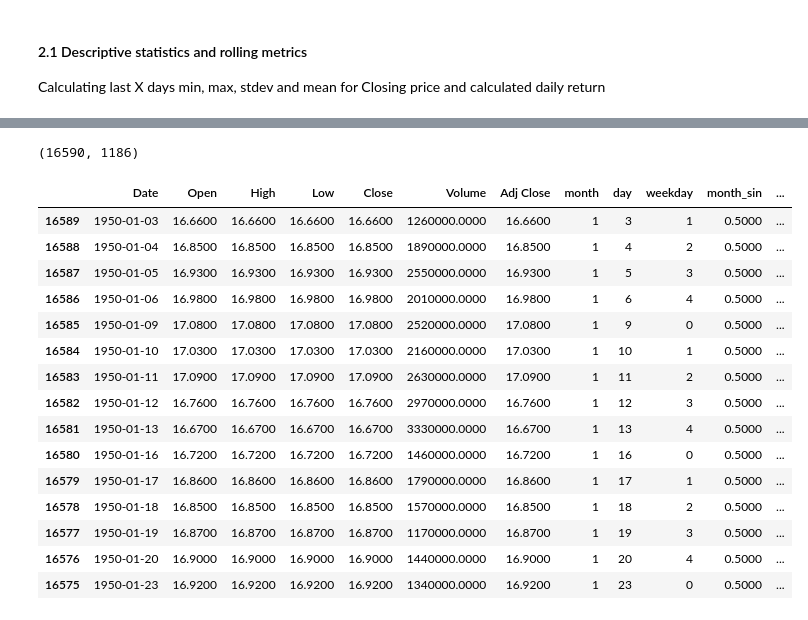
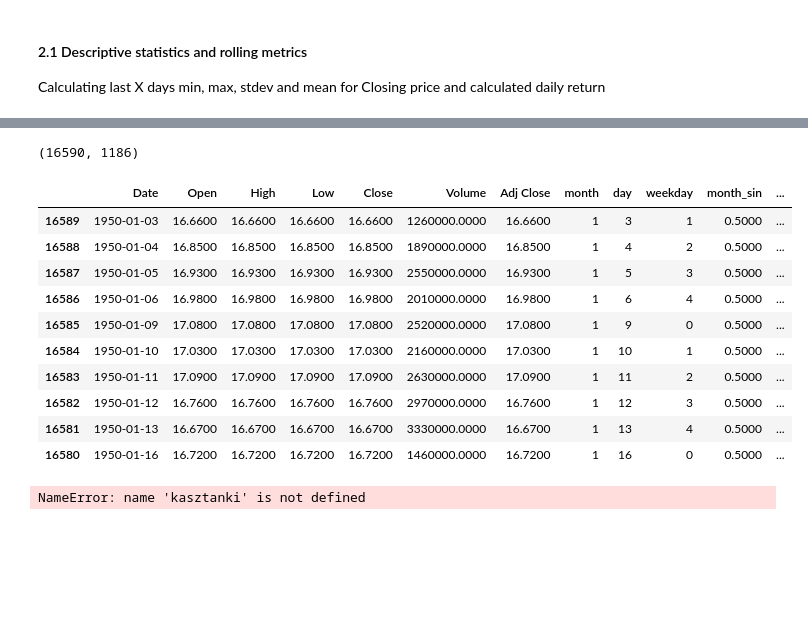
Before and after one commit to TGusciora/python-gp24, a Jupyter notebook: notebooks/001_GP24_tg_EDA_train_model.ipynb, the cells around one changed output, grey strips where cells are left out. Saved outputs shown, nothing was run; the diff lists cells and outputs as text; code cells hidden in the pictures; blank space fills up the shorter version.

```diff
--- a/notebooks/001_GP24_tg_EDA_train_model.ipynb
+++ b/notebooks/001_GP24_tg_EDA_train_model.ipynb
@@ -282,21 +262,16 @@ display_html(data6)
 # %%
 data7 = pd.concat([data4, data5, data6], axis = 1)
-display_html(data7)
+display_html(data7, 10)
 # %% [output]
 (16590, 1186)
 |  | Date | Open | High | Low | Close | Volume | Adj Close | month | day | weekday | month_sin | ... |
 | 16589 | 1950-01-03 | 16.6600 | 16.6600 | 16.6600 | 16.6600 | 1260000.0000 | 16.6600 | 1 | 3 | 1 | 0.5000 | ... |
 | 16588 | 1950-01-04 | 16.8500 | 16.8500 | 16.8500 | 16.8500 | 1890000.0000 | 16.8500 | 1 | 4 | 2 | 0.5000 | ... |
 | 16587 | 1950-01-05 | 16.9300 | 16.9300 | 16.9300 | 16.9300 | 2550000.0000 | 16.9300 | 1 | 5 | 3 | 0.5000 | ... |
 | 16586 | 1950-01-06 | 16.9800 | 16.9800 | 16.9800 | 16.9800 | 2010000.0000 | 16.9800 | 1 | 6 | 4 | 0.5000 | ... |
 | 16585 | 1950-01-09 | 17.0800 | 17.0800 | 17.0800 | 17.0800 | 2520000.0000 | 17.0800 | 1 | 9 | 0 | 0.5000 | ... |
 | 16584 | 1950-01-10 | 17.0300 | 17.0300 | 17.0300 | 17.0300 | 2160000.0000 | 17.0300 | 1 | 10 | 1 | 0.5000 | ... |
 | 16583 | 1950-01-11 | 17.0900 | 17.0900 | 17.0900 | 17.0900 | 2630000.0000 | 17.0900 | 1 | 11 | 2 | 0.5000 | ... |
 | 16582 | 1950-01-12 | 16.7600 | 16.7600 | 16.7600 | 16.7600 | 2970000.0000 | 16.7600 | 1 | 12 | 3 | 0.5000 | ... |
 | 16581 | 1950-01-13 | 16.6700 | 16.6700 | 16.6700 | 16.6700 | 3330000.0000 | 16.6700 | 1 | 13 | 4 | 0.5000 | ... |
 | 16580 | 1950-01-16 | 16.7200 | 16.7200 | 16.7200 | 16.7200 | 1460000.0000 | 16.7200 | 1 | 16 | 0 | 0.5000 | ... |
-| 16579 | 1950-01-17 | 16.8600 | 16.8600 | 16.8600 | 16.8600 | 1790000.0000 | 16.8600 | 1 | 17 | 1 | 0.5000 | ... |
-| 16578 | 1950-01-18 | 16.8500 | 16.8500 | 16.8500 | 16.8500 | 1570000.0000 | 16.8500 | 1 | 18 | 2 | 0.5000 | ... |
-| 16577 | 1950-01-19 | 16.8700 | 16.8700 | 16.8700 | 16.8700 | 1170000.0000 | 16.8700 | 1 | 19 | 3 | 0.5000 | ... |
-| 16576 | 1950-01-20 | 16.9000 | 16.9000 | 16.9000 | 16.9000 | 1440000.0000 | 16.9000 | 1 | 20 | 4 | 0.5000 | ... |
-| 16575 | 1950-01-23 | 16.9200 | 16.9200 | 16.9200 | 16.9200 | 1340000.0000 | 16.9200 | 1 | 23 | 0 | 0.5000 | ... |
@@ -307,3 +278,7 @@ results.head(15)
+# %%
+kasztanki
+# %% [output]
+NameError: name 'kasztanki' is not defined
 # %%
 # TRAIN TEST SPLIT
 
```
Also changed, not shown: parts of 5 cells of this notebook.
